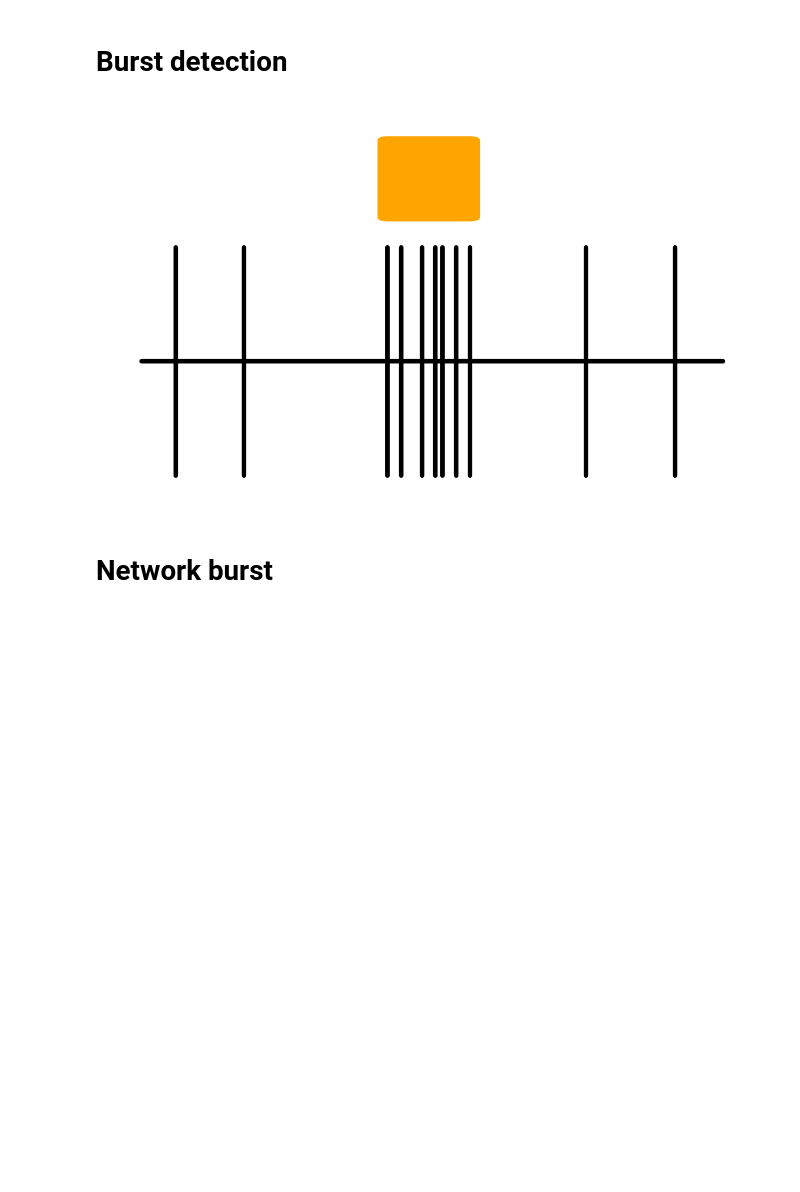
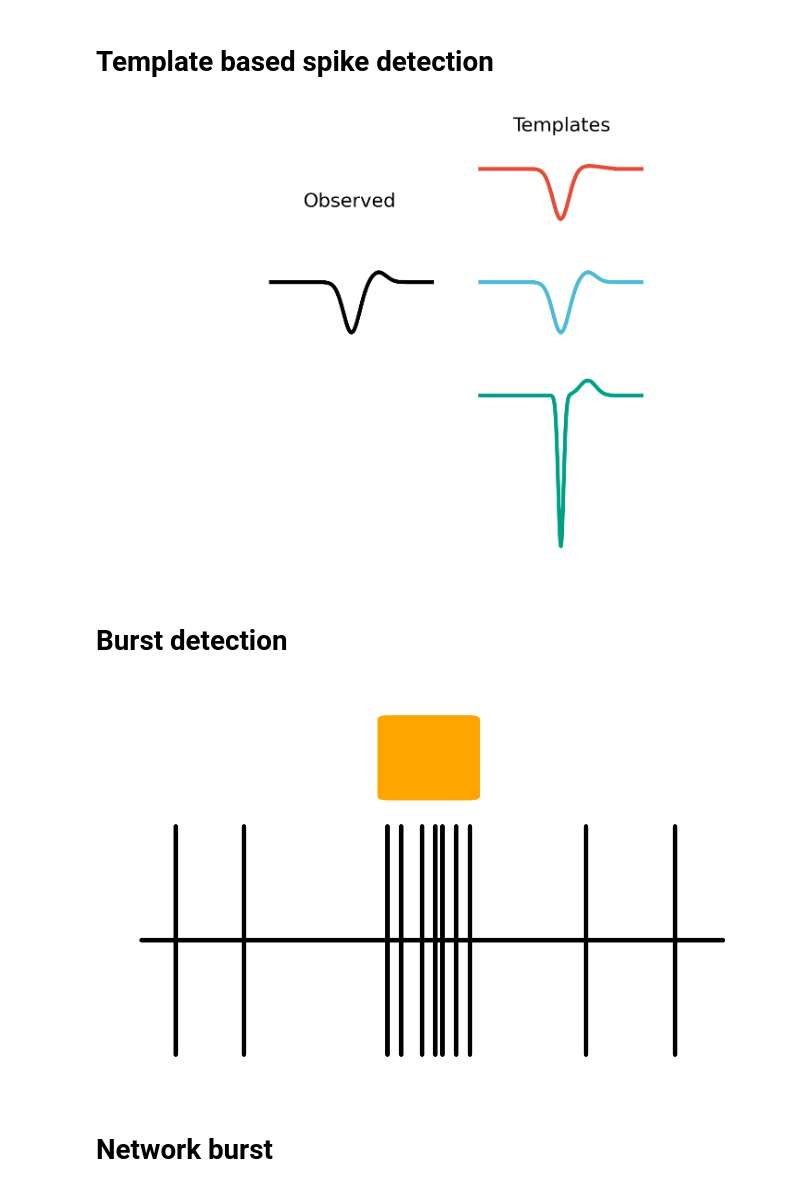
Before and after one commit to SAND-Lab/MEA-NAP, a Jupyter notebook: python/feature-schematic.ipynb, the cells around one changed output. Saved outputs shown, nothing was run; the diff lists cells and outputs as text; code cells hidden in the pictures; blank space fills up the shorter version.

```diff
--- a/python/feature-schematic.ipynb
+++ b/python/feature-schematic.ipynb
@@ -6,3 +51,67 @@ import matplotlib.patches as patches
+# %% [markdown]
+# Template based spike detection
+# %%
+fig_folder = '/Users/timothysit/AnalysisPipeline/python/feature-schematic-figures'
+fig_name = 'template_spike_detection.svg'
+
+
+def make_spike_waveform(spike_std=3, rebound_std=3,
+                        rebound_amplitude=0.2,
+                       voltage_num_samples=10000,
+                       spike_length=1000):
+
+    x_axis = np.linspace(-10, 10, spike_length)
+    gaussian_vector = sstats.norm.pdf(x_axis,0,spike_std)
+    rebound_gaussian_vector = sstats.norm.pdf(x_axis,0,rebound_std)
+
+    voltage_time_course = np.zeros((voltage_num_samples, ))
+    spike_start_frame = int(voltage_num_samples/2) - int(spike_length/2)
+    rebound_start_frame = spike_start_frame + 500
+
+    voltage_time_course[spike_start_frame:spike_start_frame+len(gaussian_vector)] += -gaussian_vector
+    voltage_time_course[rebound_start_frame:rebound_start_frame+len(rebound_gaussian_vector)] += rebound_gaussian_vector * rebound_amplitude
+
+
+    return voltage_time_course
+
+with plt.style.context(splstyle.get_style('nature-reviews')):
+
+    voltage_num_samples = 3000
+    template_spike_std = [3, 3, 1]
+    template_rebound_std = [5, 3, 3]
+    template_rebound_amplitude = [0.1, 0.2, 0.3]
+    offsets = [0.3, 0, -0.3]
+
+    fig, ax = plt.subplots()
+
+    original_x = np.linspace(0, 1, voltage_num_samples)
+    original_spike = make_spike_waveform(spike_std=3, rebound_std=3, rebound_amplitude=0.2,
+                                        voltage_num_samples=voltage_num_samples)
+    ax.plot(original_x, original_spike, color='black')
+
+    for template_idx in np.arange(len(template_spike_std)):
+
+        template_x = np.linspace(1, 2, voltage_num_samples)
+        template_spike = make_spike_waveform(spike_std=template_spike_std[template_idx],
+                                             rebound_std=template_rebound_std[template_idx],
+                                             rebound_amplitude=template_rebound_amplitude[template_idx],
+                                            voltage_num_samples=voltage_num_samples)
+
+        ax.plot(template_x + 0.3, template_spike + offsets[template_idx])
+
+    ax.set_xlim([-1, 3])
+
+    ax.text(0.2, 0.2, 'Observed', color='black')
+    ax.text(1.5, 0.4, 'Templates', color='black')
+
+    ax.spines['left'].set_visible(False)
+    ax.spines['bottom'].set_visible(False)
+    ax.set_xticks([])
+    ax.set_yticks([])
+
+    fig.savefig(os.path.join(fig_folder, fig_name), dpi=300, bbox_inches='tight', transparent=True)
+# %% [output]
+[figure, added]
 # %% [markdown]
 # Burst detection
 # %%
```
Also changed, not shown: parts of 18 cells of this notebook.
